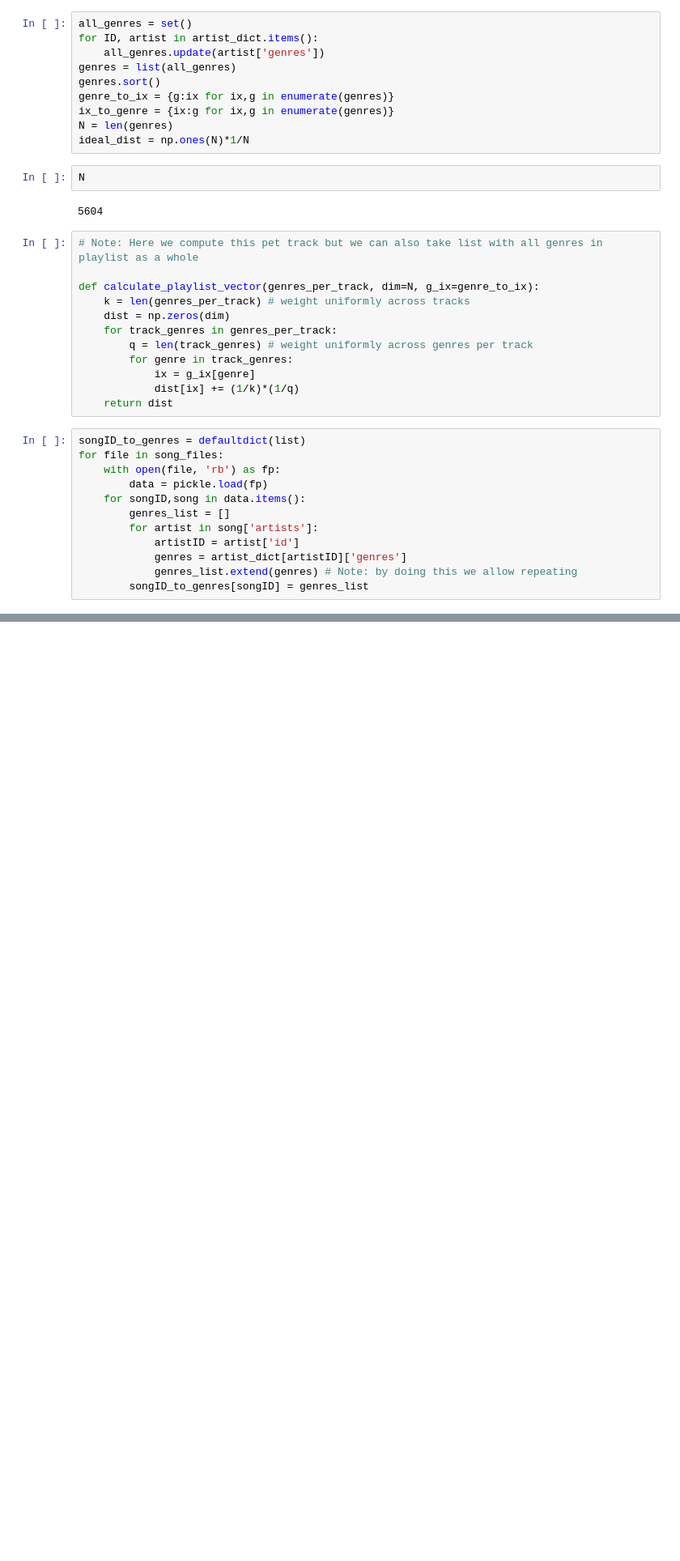
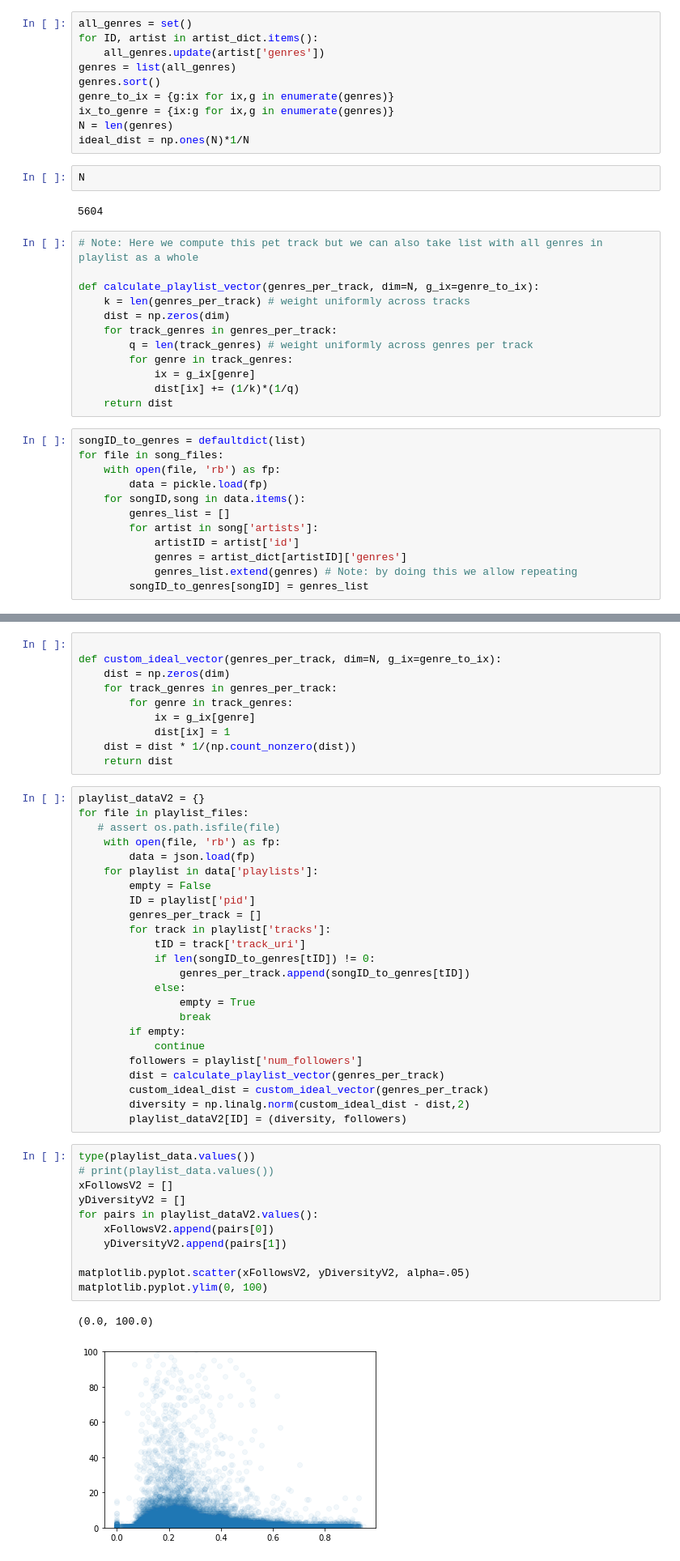
Before and after one commit to Ferev/playlist_popularity, a Jupyter notebook: [Q1] Tagged Playlists.ipynb, the cells around one changed output, grey strips where cells are left out. Shown at 81% size. Saved outputs shown, nothing was run; the diff lists cells and outputs as text; blank space fills up the shorter version.

```diff
--- a/[Q1] Tagged Playlists.ipynb
+++ b/[Q1] Tagged Playlists.ipynb
@@ -105,0 +161,48 @@ with open('mappings/Q1/playlist_data.pkl', 'wb') as fp:
+# %%
+
+def custom_ideal_vector(genres_per_track, dim=N, g_ix=genre_to_ix):
+    dist = np.zeros(dim)
+    for track_genres in genres_per_track:
+        for genre in track_genres:
+            ix = g_ix[genre]
+            dist[ix] = 1
+    dist = dist * 1/(np.count_nonzero(dist))
+    return dist
+# %%
+playlist_dataV2 = {}
+for file in playlist_files:
+   # assert os.path.isfile(file)
+    with open(file, 'rb') as fp:
+        data = json.load(fp)
+    for playlist in data['playlists']:
+        empty = False
+        ID = playlist['pid']
+        genres_per_track = []
+        for track in playlist['tracks']:
+            tID = track['track_uri']
+            if len(songID_to_genres[tID]) != 0:
+                genres_per_track.append(songID_to_genres[tID])
+            else:
+                empty = True
+                break
+        if empty:
+            continue
+        followers = playlist['num_followers']
+        dist = calculate_playlist_vector(genres_per_track)
+        custom_ideal_dist = custom_ideal_vector(genres_per_track)
+        diversity = np.linalg.norm(custom_ideal_dist - dist,2)
+        playlist_dataV2[ID] = (diversity, followers)
+# %%
+type(playlist_data.values())
+# print(playlist_data.values())
+xFollowsV2 = []
+yDiversityV2 = []
+for pairs in playlist_dataV2.values():
+    xFollowsV2.append(pairs[0])
+    yDiversityV2.append(pairs[1])
+
+matplotlib.pyplot.scatter(xFollowsV2, yDiversityV2, alpha=.05)
+matplotlib.pyplot.ylim(0, 100)
+# %% [output]
+(0.0, 100.0)
+[figure, added]
```
Also changed, not shown: parts of 12 cells of this notebook.
